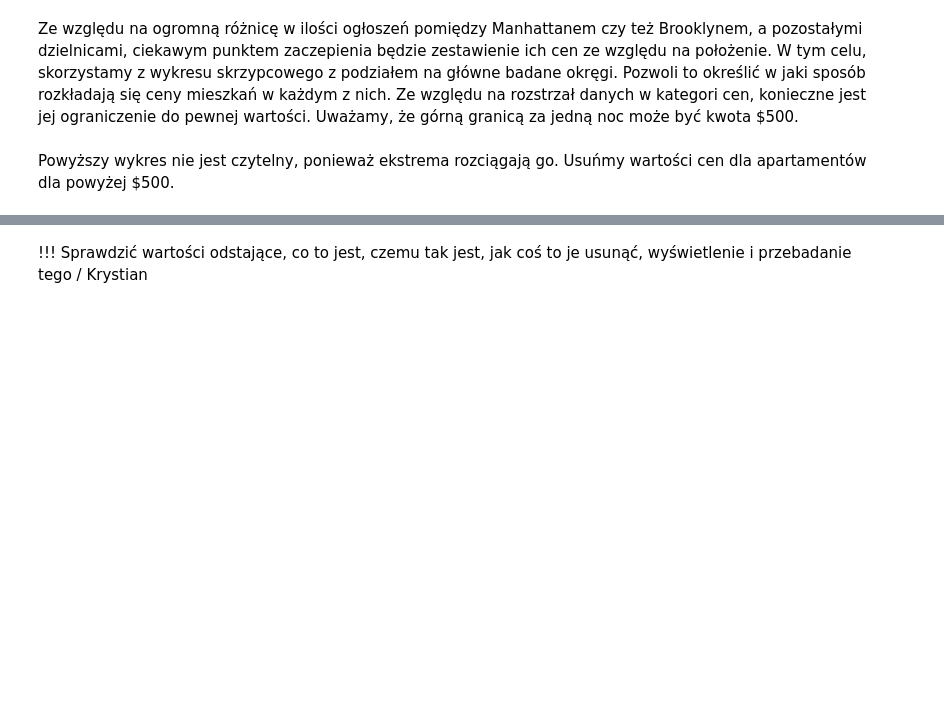
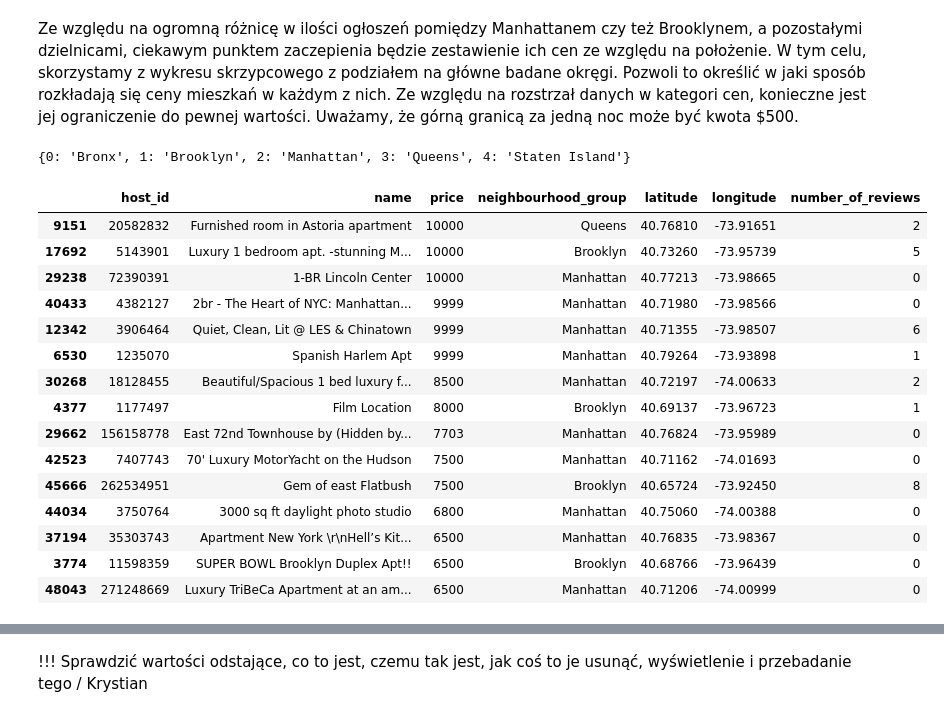
Before and after one commit to veern/Analiza-danych-airbnb, a Jupyter notebook: Analiza-Airbnb.ipynb, the cells around one changed output, grey strips where cells are left out. Drawn from its saved outputs; the diff is of its cells as text; code cells hidden in the pictures; blank space fills up the shorter version.

```diff
--- a/Analiza-Airbnb.ipynb
+++ b/Analiza-Airbnb.ipynb
@@ -380,5 +382,28 @@ Ciekawa wizualizacja sporej przewagi ilości ofert apartamentów nad pokojami w
 ## Rozkłady cen ogłoszeń dla każdego z okręgów
 # %% [markdown]
 Ze względu na ogromną różnicę w ilości ogłoszeń pomiędzy Manhattanem czy też Brooklynem, a pozostałymi dzielnicami, ciekawym punktem zaczepienia będzie zestawienie ich cen ze względu na położenie. W tym celu, skorzystamy z wykresu skrzypcowego z podziałem na główne badane okręgi. Pozwoli to określić w jaki sposób rozkładają się ceny mieszkań w każdym z nich. Ze względu na rozstrzał danych w kategori cen, konieczne jest jej ograniczenie do pewnej wartości. Uważamy, że górną granicą za jedną noc może być kwota $500.
-# %% [markdown]
-Powyższy wykres nie jest czytelny, ponieważ ekstrema rozciągają go. Usuńmy wartości cen dla apartamentów dla powyżej $500.
+# %%
+expensive_apts = df[["host_id", "name", "price", "neighbourhood_group", "latitude", "longitude", "number_of_reviews"]].copy()
+hrabstwo_mapping_reversed = {v: k for k, v in hrabstwo_mapping.items()}
+# Jeżeli chcemy odwrócić znowu na wartości liczbowe to używamy map(hrabstwo_mapping) zamiast map(hrabstwo_mapping_reversed)
+expensive_apts["neighbourhood_group"] = expensive_apts["neighbourhood_group"].map(hrabstwo_mapping_reversed)
+expensive_apts.sort_values("price", inplace=True, ascending=False)
+expensive_apts.head(15)
+# %% [output]
+{0: 'Bronx', 1: 'Brooklyn', 2: 'Manhattan', 3: 'Queens', 4: 'Staten Island'}
+|  | host_id | name | price | neighbourhood_group | latitude | longitude | number_of_reviews |
+| 9151 | 20582832 | Furnished room in Astoria apartment | 10000 | Queens | 40.76810 | -73.91651 | 2 |
+| 17692 | 5143901 | Luxury 1 bedroom apt. -stunning M... | 10000 | Brooklyn | 40.73260 | -73.95739 | 5 |
+| 29238 | 72390391 | 1-BR Lincoln Center | 10000 | Manhattan | 40.77213 | -73.98665 | 0 |
+| 40433 | 4382127 | 2br - The Heart of NYC: Manhattan... | 9999 | Manhattan | 40.71980 | -73.98566 | 0 |
+| 12342 | 3906464 | Quiet, Clean, Lit @ LES & Chinatown | 9999 | Manhattan | 40.71355 | -73.98507 | 6 |
+| 6530 | 1235070 | Spanish Harlem Apt | 9999 | Manhattan | 40.79264 | -73.93898 | 1 |
+| 30268 | 18128455 | Beautiful/Spacious 1 bed luxury f... | 8500 | Manhattan | 40.72197 | -74.00633 | 2 |
+| 4377 | 1177497 | Film Location | 8000 | Brooklyn | 40.69137 | -73.96723 | 1 |
+| 29662 | 156158778 | East 72nd Townhouse by (Hidden by... | 7703 | Manhattan | 40.76824 | -73.95989 | 0 |
+| 42523 | 7407743 | 70' Luxury MotorYacht on the Hudson | 7500 | Manhattan | 40.71162 | -74.01693 | 0 |
+| 45666 | 262534951 | Gem of east Flatbush | 7500 | Brooklyn | 40.65724 | -73.92450 | 8 |
+| 44034 | 3750764 | 3000 sq ft daylight photo studio | 6800 | Manhattan | 40.75060 | -74.00388 | 0 |
+| 37194 | 35303743 | Apartment New York \r\nHell’s Kit... | 6500 | Manhattan | 40.76835 | -73.98367 | 0 |
+| 3774 | 11598359 | SUPER BOWL Brooklyn Duplex Apt!! | 6500 | Brooklyn | 40.68766 | -73.96439 | 0 |
+| 48043 | 271248669 | Luxury TriBeCa Apartment at an am... | 6500 | Manhattan | 40.71206 | -74.00999 | 0 |
```
Also changed, not shown: parts of 10 cells of this notebook.
